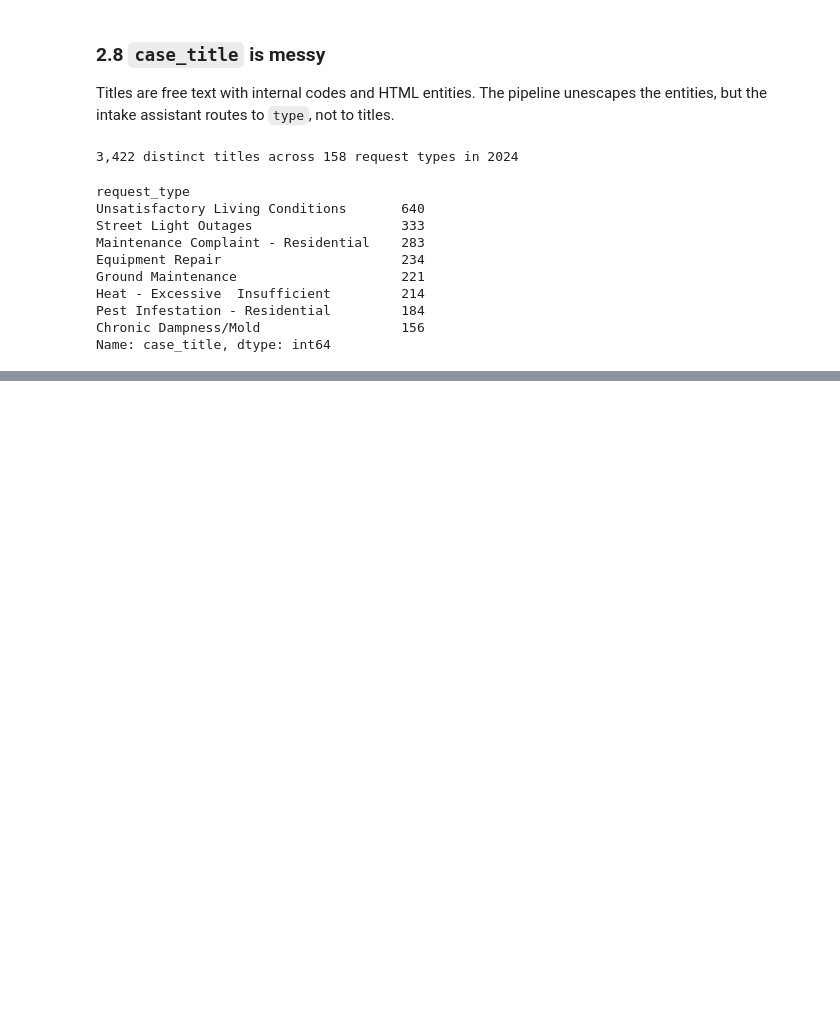
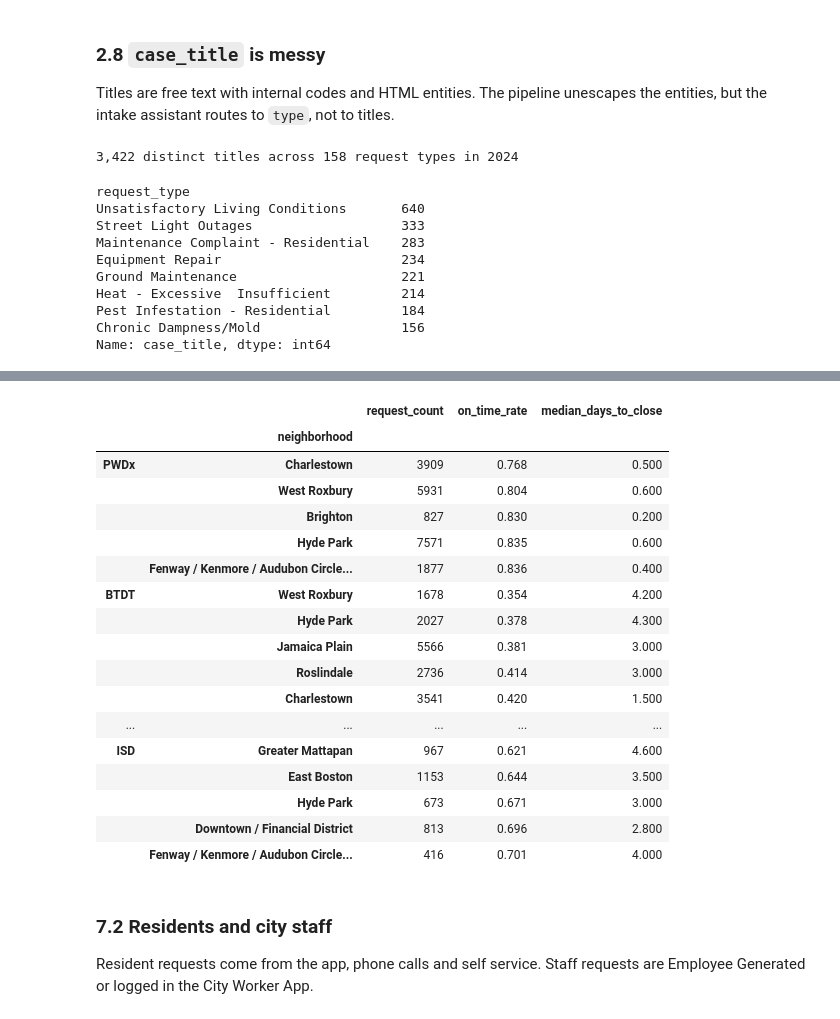
Before and after one commit to nishanth3112/boston311-crew-planner, a Jupyter notebook: notebooks/311_staffing_submission.ipynb, the cells around one changed output, grey strips where cells are left out. Drawn from its saved outputs; the diff is of its cells as text; code cells hidden in the pictures; blank space fills up the shorter version.

```diff
--- a/notebooks/311_staffing_submission.ipynb
+++ b/notebooks/311_staffing_submission.ipynb
@@ -241,0 +401,31 @@ Name: case_title, dtype: int64
+# %%
+MIN_REQUESTS = 200
+
+
+def neighborhoods(code):
+    f = {"department": code, "year": 2024}
+    frames = [
+        pd.DataFrame(query_service_stats(m, "neighborhood", f, limit=100)).set_index("neighborhood")
+        for m in ("request_count", "on_time_rate", "median_days_to_close")
+    ]
+    out = pd.concat(frames, axis=1)
+    return out[out["request_count"] >= MIN_REQUESTS].sort_values("on_time_rate")
+
+
+hoods = {code: neighborhoods(code) for code in DEPARTMENTS}
+spread = pd.DataFrame(
+    {
+        code: {
+            "neighborhoods": len(h),
+            "worst on-time": h.index[0],
+            "worst rate": h["on_time_rate"].iloc[0],
+            "best on-time": h.index[-1],
+            "best rate": h["on_time_rate"].iloc[-1],
+            "slowest": h["median_days_to_close"].idxmax(),
+            "slowest median days": h["median_days_to_close"].max(),
+            "fastest median days": h["median_days_to_close"].min(),
+        }
+        for code, h in hoods.items()
+    }
+).T
+spread
@@ -241,0 +438,26 @@ Name: case_title, dtype: int64
+# %%
+# the five neighborhoods with the lowest on-time rate in each department
+pd.concat({code: h.head(5) for code, h in hoods.items()})
+# %% [output]
+|  |  | request_count | on_time_rate | median_days_to_close |
+|  | neighborhood |  |  |  |
+| PWDx | Charlestown | 3909 | 0.768 | 0.500 |
+|  | West Roxbury | 5931 | 0.804 | 0.600 |
+|  | Brighton | 827 | 0.830 | 0.200 |
+|  | Hyde Park | 7571 | 0.835 | 0.600 |
+|  | Fenway / Kenmore / Audubon Circle... | 1877 | 0.836 | 0.400 |
+| BTDT | West Roxbury | 1678 | 0.354 | 4.200 |
+|  | Hyde Park | 2027 | 0.378 | 4.300 |
+|  | Jamaica Plain | 5566 | 0.381 | 3.000 |
+|  | Roslindale | 2736 | 0.414 | 3.000 |
+|  | Charlestown | 3541 | 0.420 | 1.500 |
+| ... | ... | ... | ... | ... |
+| ISD | Greater Mattapan | 967 | 0.621 | 4.600 |
+|  | East Boston | 1153 | 0.644 | 3.500 |
+|  | Hyde Park | 673 | 0.671 | 3.000 |
+|  | Downtown / Financial District | 813 | 0.696 | 2.800 |
+|  | Fenway / Kenmore / Audubon Circle... | 416 | 0.701 | 4.000 |
+# %% [markdown]
+### 7.2 Residents and city staff
+
+Resident requests come from the app, phone calls and self service. Staff requests are Employee Generated or logged in the City Worker App.
```
Also changed, not shown: parts of 25 cells of this notebook, 5 other files.
